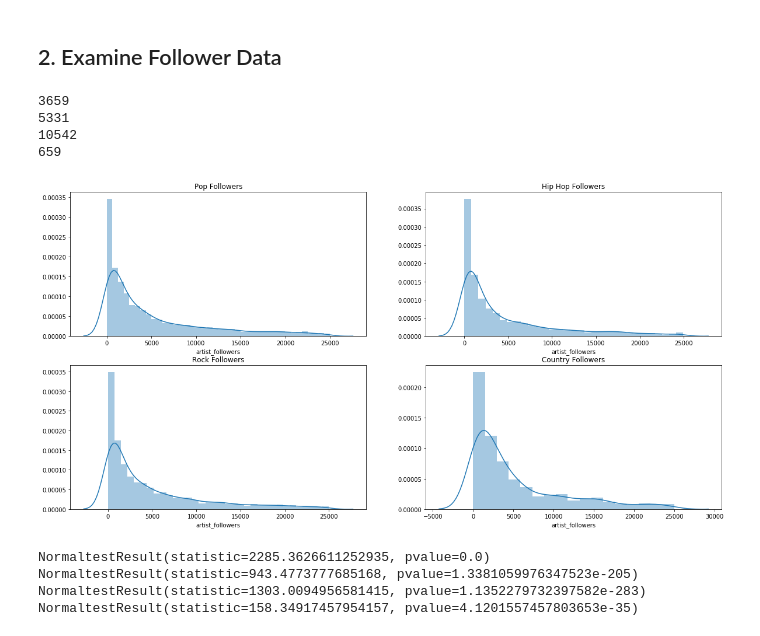
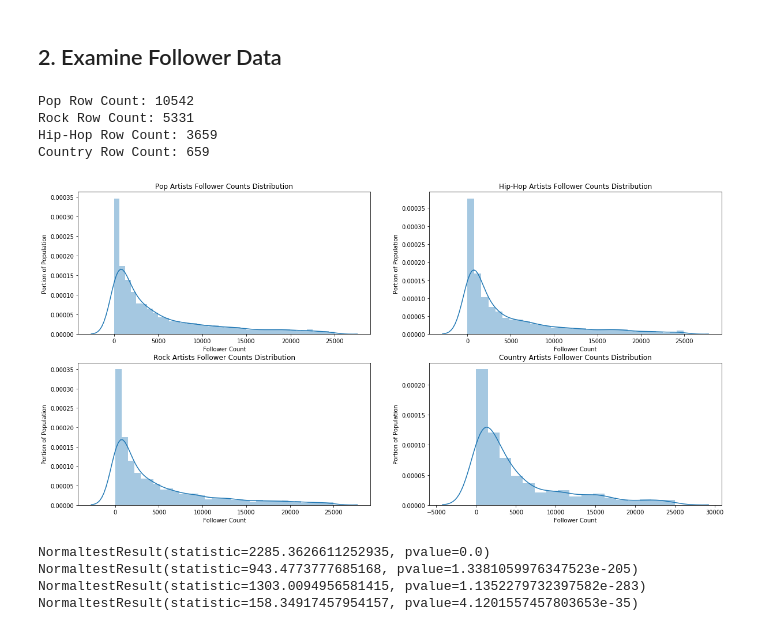
Before and after one commit to maxtingle11/Determining-Artist-Popularity-Differences-by-Genre-with-Hypothesis-Testing, a Jupyter notebook: data_analysis_follower_counts.ipynb, the cells around one changed output. Drawn from its saved outputs; the diff is of its cells as text; code cells hidden in the pictures.

Commit message:
edit popularity & follower technical notebooks

```diff
--- a/data_analysis_follower_counts.ipynb
+++ b/data_analysis_follower_counts.ipynb
@@ -60,38 +62,46 @@ rock_artists = artists[(artists['rock']==True)]
 hiphop_artists = artists[(artists['hiphop']==True)]
 country_artists = artists[(artists['country']==True)]
 #Print row counts
-print(len(hiphop_artists))
-print(len(rock_artists))
-print(len(pop_artists))
-print(len(country_artists))
+print('Pop Row Count:', len(pop_artists))
+print('Rock Row Count:', len(rock_artists))
+print('Hip-Hop Row Count:', len(hiphop_artists))
+print('Country Row Count:', len(country_artists))
 # %% [output]
-3659
-5331
-10542
-659
+Pop Row Count: 10542
+Rock Row Count: 5331
+Hip-Hop Row Count: 3659
+Country Row Count: 659
 # %%
-#Plot distributions of each subgenre dataset
+#Plot distributions of each genre
 fig = plt.figure(figsize=(20,10))
 
 ax1 = fig.add_subplot(2,2,1)
 ax1 = sns.distplot(pop_artists.artist_followers, kde=True)
-ax1.set_title('Pop Followers')
+ax1.set_title('Pop Artists Follower Counts Distribution')
+ax1.set_xlabel('Follower Count')
+ax1.set_ylabel('Portion of Population')
 
 ax2 = fig.add_subplot(2,2,2)
 ax2 = sns.distplot(hiphop_artists.artist_followers, kde=True)
-ax2.set_title('Hip Hop Followers')
+ax2.set_title('Hip-Hop Artists Follower Counts Distribution')
+ax2.set_xlabel('Follower Count')
+ax2.set_ylabel('Portion of Population')
 
 ax3 = fig.add_subplot(2,2,3)
 ax3 = sns.distplot(rock_artists.artist_followers, kde=True)
-ax3.set_title('Rock Followers')
+ax3.set_title('Rock Artists Follower Counts Distribution')
+ax3.set_xlabel('Follower Count')
+ax3.set_ylabel('Portion of Population')
 
 ax4 = fig.add_subplot(2,2,4)
 ax4 = sns.distplot(country_artists.artist_followers, kde=True)
-ax4.set_title('Country Followers')
+ax4.set_title('Country Artists Follower Counts Distribution')
+ax4.set_xlabel('Follower Count')
+ax4.set_ylabel('Portion of Population')
 
 plt.show()
 # %% [output]
-[figure, old version]
+[figure, new version]
 # %%
 #Test if datasets are normal
 print(scipy.stats.normaltest(pop_artists.artist_followers))
```
Also changed, not shown: parts of 7 cells of this notebook, 6 other files.
